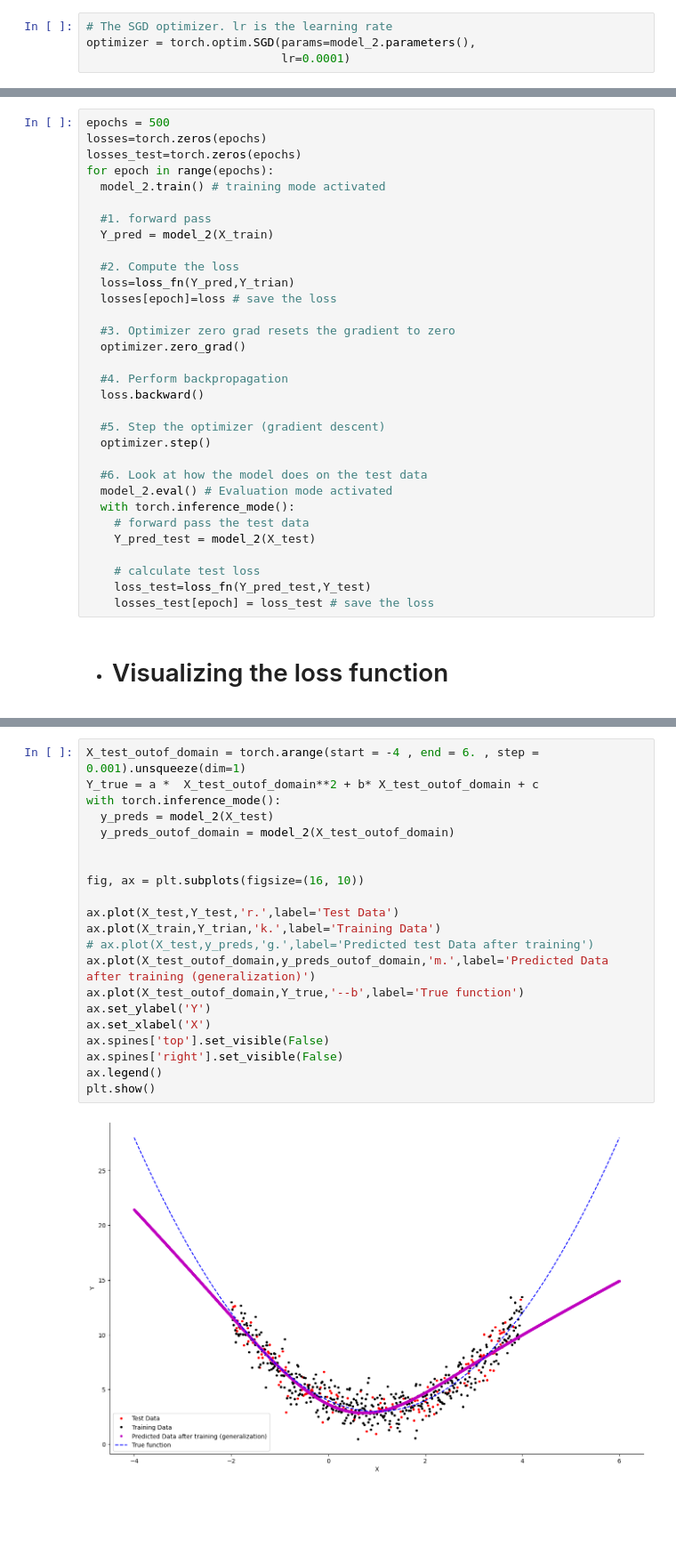
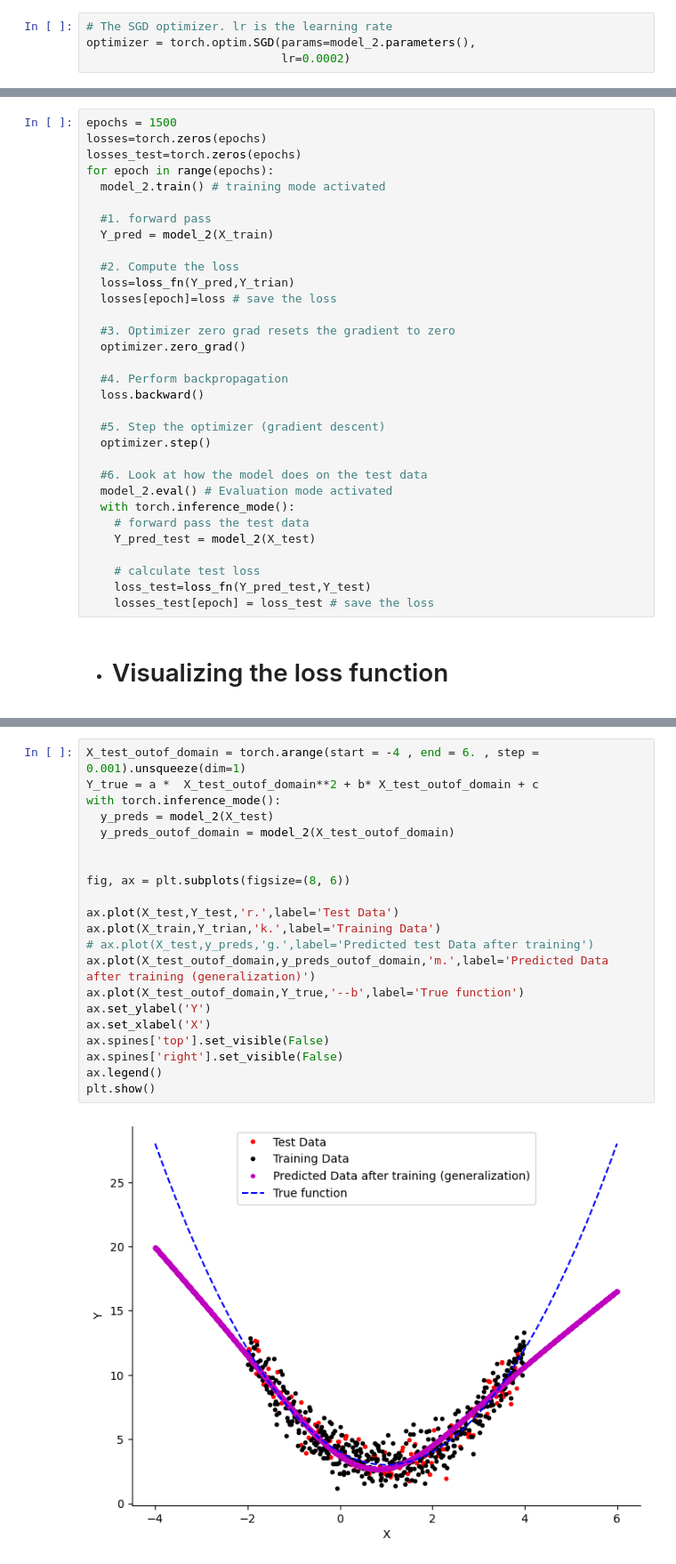
Before and after one commit to aminmoosavi/PyTorch, a Jupyter notebook: PyTorch_02.ipynb, the cells around one changed output, grey strips where cells are left out. Shown at 89% size. Cells and saved outputs as stored; diff of their text form; blank space fills up the shorter version.

```diff
--- a/PyTorch_02.ipynb
+++ b/PyTorch_02.ipynb
@@ -93,11 +96,11 @@ loss_fn = nn.MSELoss()
 # %%
 # The SGD optimizer. lr is the learning rate
 optimizer = torch.optim.SGD(params=model_2.parameters(),
-                            lr=0.0001)
+                            lr=0.0002)
 # %% [markdown]
 * # Training loop
 # %%
-epochs = 500
+epochs = 1500
 losses=torch.zeros(epochs)
 losses_test=torch.zeros(epochs)
 for epoch in range(epochs):
@@ -152,23 +156,23 @@ plt.show()
 # %%
 X_test_outof_domain = torch.arange(start = -4 , end = 6. , step = 0.001).unsqueeze(dim=1)
 Y_true = a *  X_test_outof_domain**2 + b* X_test_outof_domain + c
 with torch.inference_mode():
   y_preds = model_2(X_test)
   y_preds_outof_domain = model_2(X_test_outof_domain)
 
 
-fig, ax = plt.subplots(figsize=(16, 10))
+fig, ax = plt.subplots(figsize=(8, 6))
 
 ax.plot(X_test,Y_test,'r.',label='Test Data')
 ax.plot(X_train,Y_trian,'k.',label='Training Data')
 # ax.plot(X_test,y_preds,'g.',label='Predicted test Data after training')
 ax.plot(X_test_outof_domain,y_preds_outof_domain,'m.',label='Predicted Data after training (generalization)')
 ax.plot(X_test_outof_domain,Y_true,'--b',label='True function')
 ax.set_ylabel('Y')
 ax.set_xlabel('X')
 ax.spines['top'].set_visible(False)
 ax.spines['right'].set_visible(False)
 ax.legend()
 plt.show()
 # %% [output]
-[figure, old version]
+[figure, new version]
```
Also changed, not shown: parts of 7 cells of this notebook.
